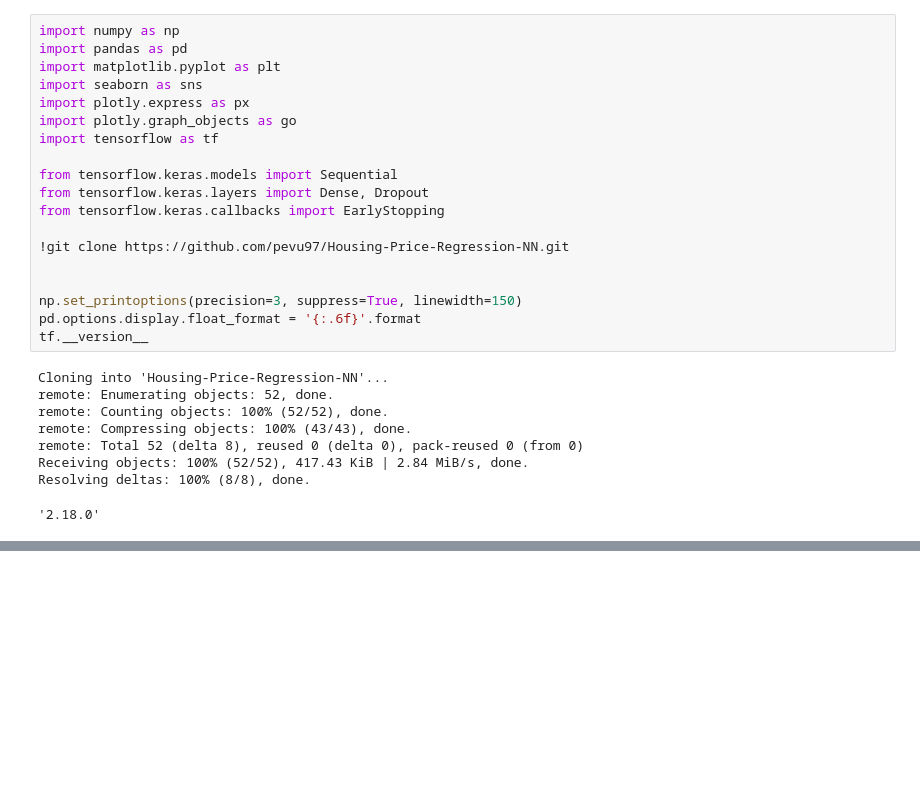
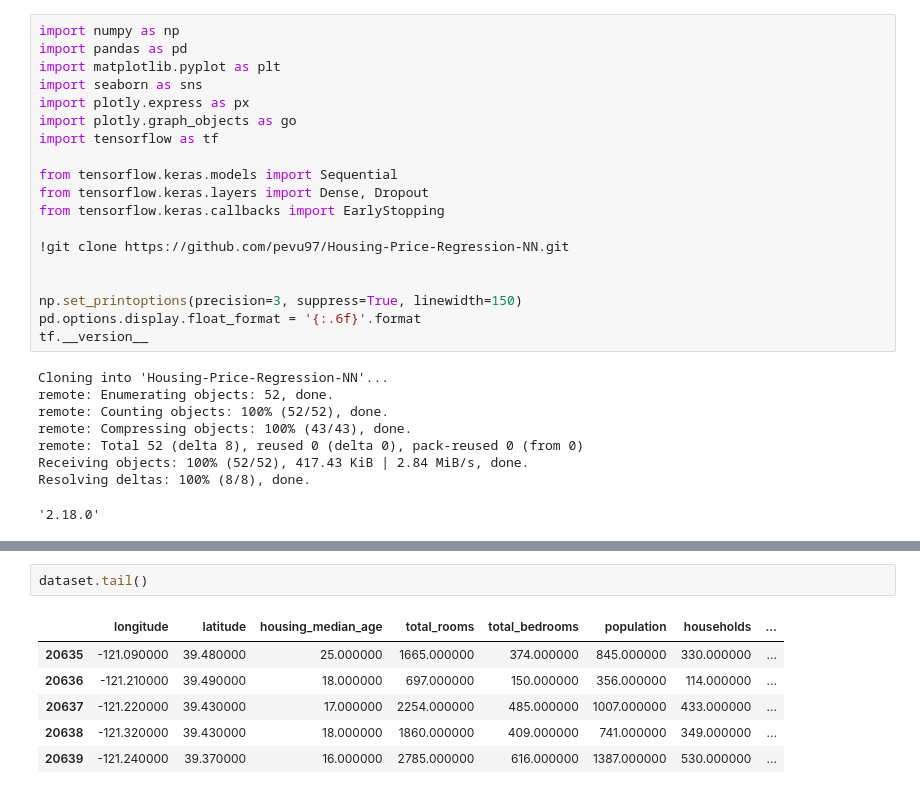
Before and after one commit to pevu97/Housing-Price-Regression-NN, a Jupyter notebook: notebooks/Workshop.ipynb, the cells around one changed output, grey strips where cells are left out. Cells and saved outputs as stored; diff of their text form; blank space fills up the shorter version.

```diff
--- a/notebooks/Workshop.ipynb
+++ b/notebooks/Workshop.ipynb
@@ -32,0 +66,9 @@ raw_datasets = pd.read_csv('Housing-Price-Regression-NN/data/housing.csv')
+# %%
+dataset.tail()
+# %% [output]
+|  | longitude | latitude | housing_median_age | total_rooms | total_bedrooms | population | households | ... |
+| 20635 | -121.090000 | 39.480000 | 25.000000 | 1665.000000 | 374.000000 | 845.000000 | 330.000000 | ... |
+| 20636 | -121.210000 | 39.490000 | 18.000000 | 697.000000 | 150.000000 | 356.000000 | 114.000000 | ... |
+| 20637 | -121.220000 | 39.430000 | 17.000000 | 2254.000000 | 485.000000 | 1007.000000 | 433.000000 | ... |
+| 20638 | -121.320000 | 39.430000 | 18.000000 | 1860.000000 | 409.000000 | 741.000000 | 349.000000 | ... |
+| 20639 | -121.240000 | 39.370000 | 16.000000 | 2785.000000 | 616.000000 | 1387.000000 | 530.000000 | ... |
```
Also changed, not shown: parts of 31 cells of this notebook.
